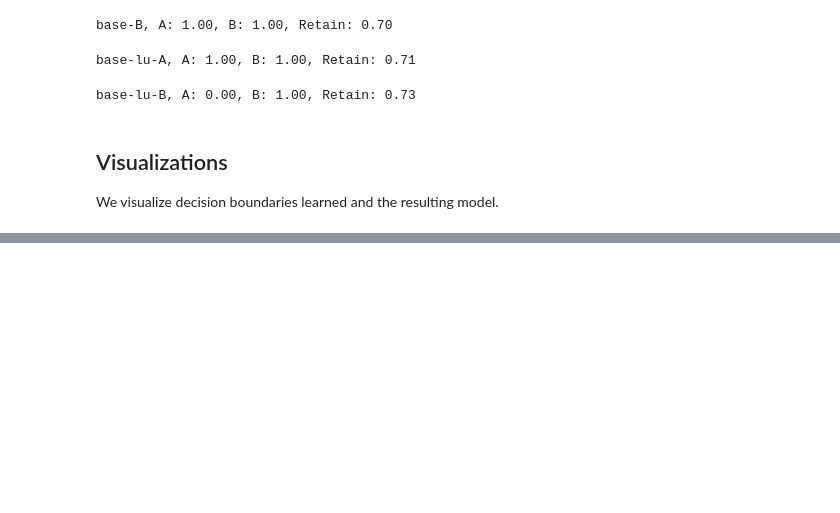
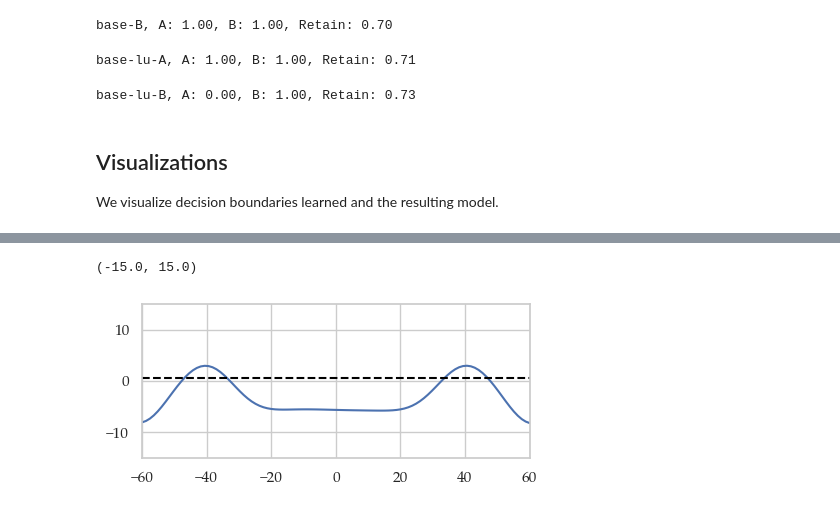
Before and after one commit to 12tqian/layered-unlearning, a Jupyter notebook: notebooks/gmm.ipynb, the cells around one changed output, grey strips where cells are left out. Cells and saved outputs as stored; diff of their text form; code cells hidden in the pictures; blank space fills up the shorter version.

```diff
--- a/notebooks/gmm.ipynb
+++ b/notebooks/gmm.ipynb
@@ -822,0 +825,28 @@ plt.ylim(0, 1)
+# %%
+# eval along [60, 60] for y-axis
+n_points = 100
+x = np.linspace(-60, 60, n_points)
+y = np.zeros(n_points)
+
+X = np.stack([x, y], axis=1)
+z_values = []
+name = "base"
+model = model_checkpoints[name]
+model.eval()
+with torch.no_grad():
+    X_tensor = torch.tensor(X, dtype=torch.float32).to(device)
+    z = model(X_tensor).squeeze().cpu().numpy()
+    # convert to logits
+    z = np.log(z / (1 - z) + 1e-8)
+    z_values.append(z)
+
+# plot values
+plt.figure(figsize=(5, 2))
+plt.plot(x, z_values[0], label=name)
+plt.axhline(y=0.5, color="black", linestyle="--", label="Decision Boundary")
+plt.xlim(-60, 60)
+plt.ylim(-15, 15)
+# dashed line at 0.5
+# %% [output]
+(-15.0, 15.0)
+[figure, added]
```
Also changed, not shown: parts of 2 cells of this notebook, 11 other files.
